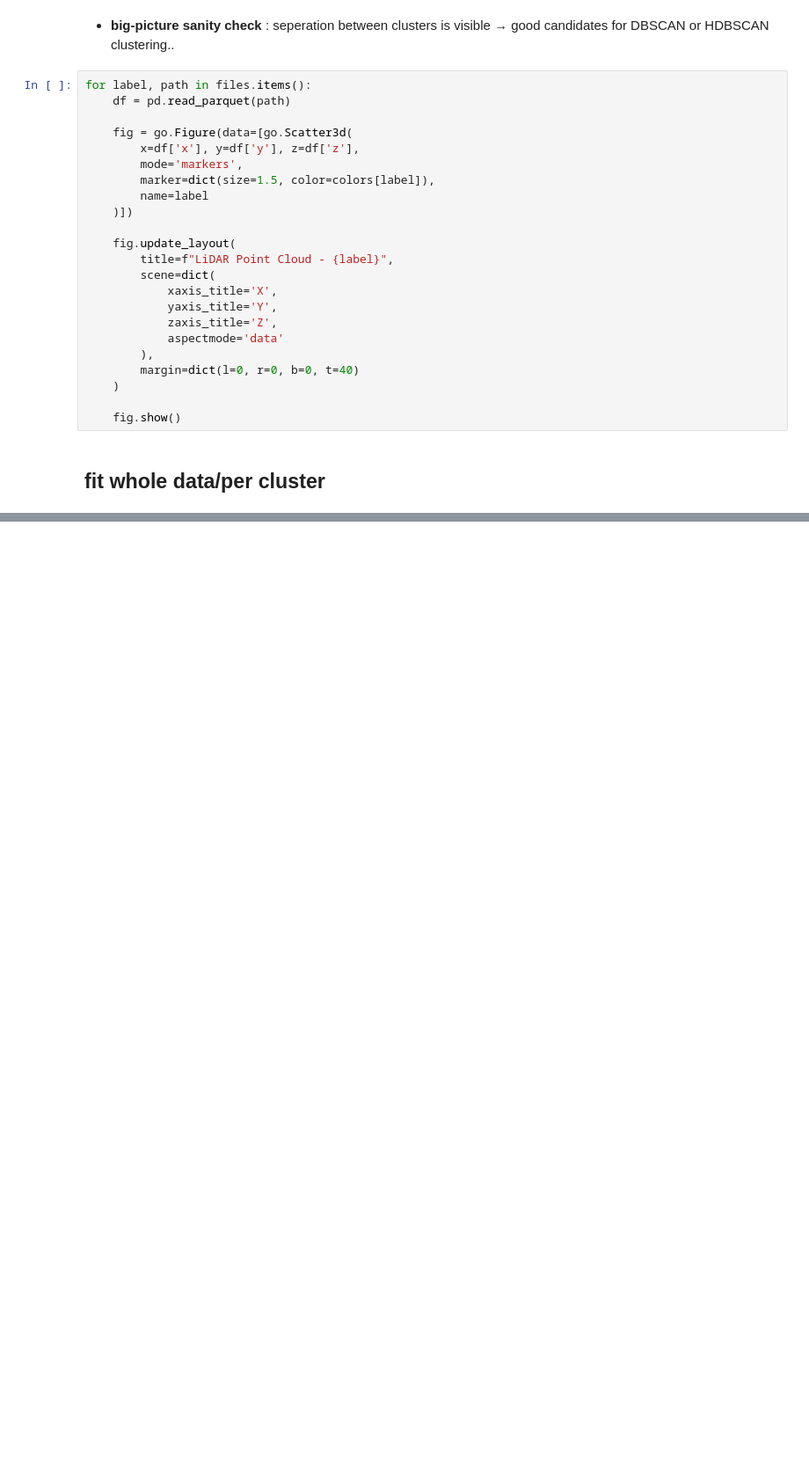
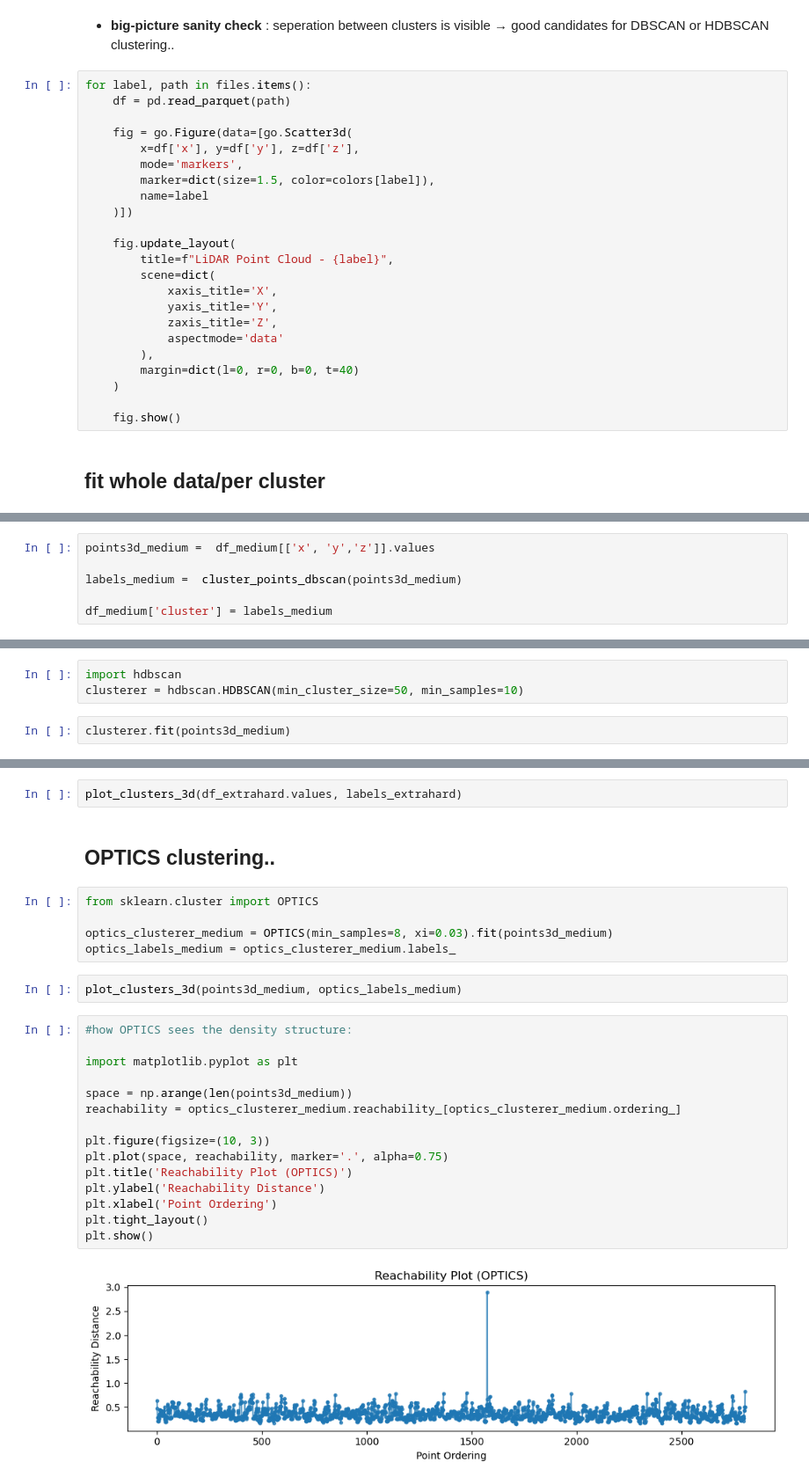
Before and after one commit to hajar6883/catenary-wire-modeling, a Jupyter notebook: notebooks/draft_technical_test.ipynb, the cells around one changed output, grey strips where cells are left out. Shown at 88% size. Drawn from its saved outputs; the diff is of its cells as text; blank space fills up the shorter version.

```diff
--- a/notebooks/draft_technical_test.ipynb
+++ b/notebooks/draft_technical_test.ipynb
@@ -422,0 +423,6 @@ Covariance of the parameters could not be estimated
+# %%
+points3d_medium =  df_medium[['x', 'y','z']].values
+
+labels_medium =  cluster_points_dbscan(points3d_medium)
+
+df_medium['cluster'] = labels_medium
@@ -422,0 +435,5 @@ Covariance of the parameters could not be estimated
+# %%
+import hdbscan
+clusterer = hdbscan.HDBSCAN(min_cluster_size=50, min_samples=10)
+# %%
+clusterer.fit(points3d_medium)
@@ -422,0 +488,28 @@ Covariance of the parameters could not be estimated
+# %%
+plot_clusters_3d(df_extrahard.values, labels_extrahard)
+# %% [markdown]
+## OPTICS clustering..
+# %%
+from sklearn.cluster import OPTICS
+
+optics_clusterer_medium = OPTICS(min_samples=8, xi=0.03).fit(points3d_medium)
+optics_labels_medium = optics_clusterer_medium.labels_
+# %%
+plot_clusters_3d(points3d_medium, optics_labels_medium)
+# %%
+#how OPTICS sees the density structure:
+
+import matplotlib.pyplot as plt
+
+space = np.arange(len(points3d_medium))
+reachability = optics_clusterer_medium.reachability_[optics_clusterer_medium.ordering_]
+
+plt.figure(figsize=(10, 3))
+plt.plot(space, reachability, marker='.', alpha=0.75)
+plt.title('Reachability Plot (OPTICS)')
+plt.ylabel('Reachability Distance')
+plt.xlabel('Point Ordering')
+plt.tight_layout()
+plt.show()
+# %% [output]
+[figure, added]
```
Also changed, not shown: parts of 37 cells of this notebook, 2 other files.
